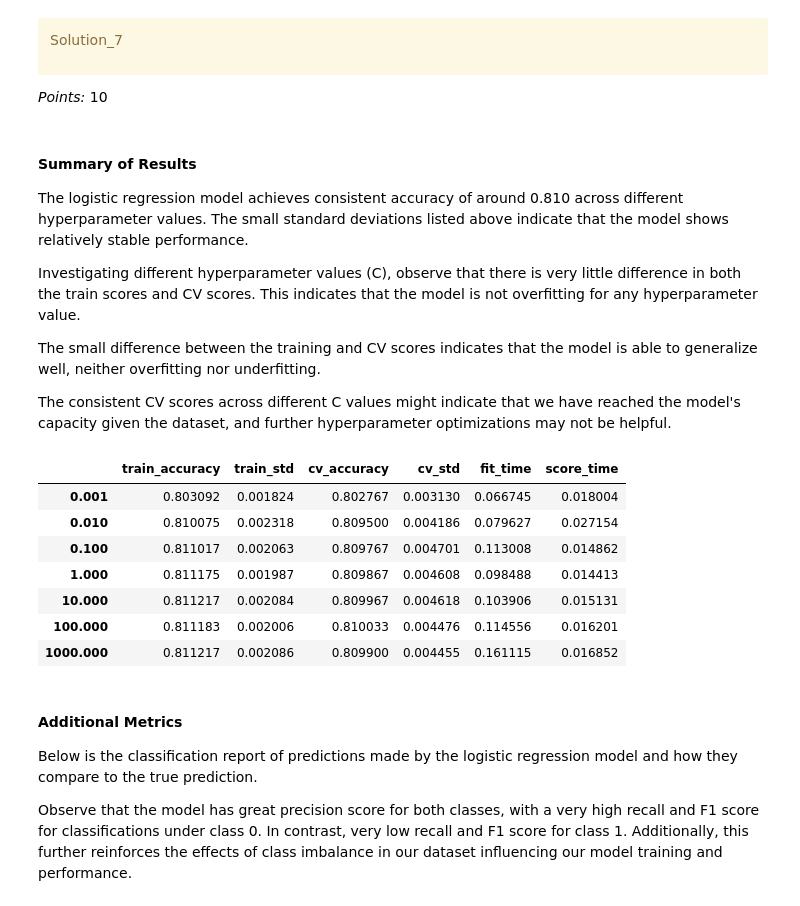
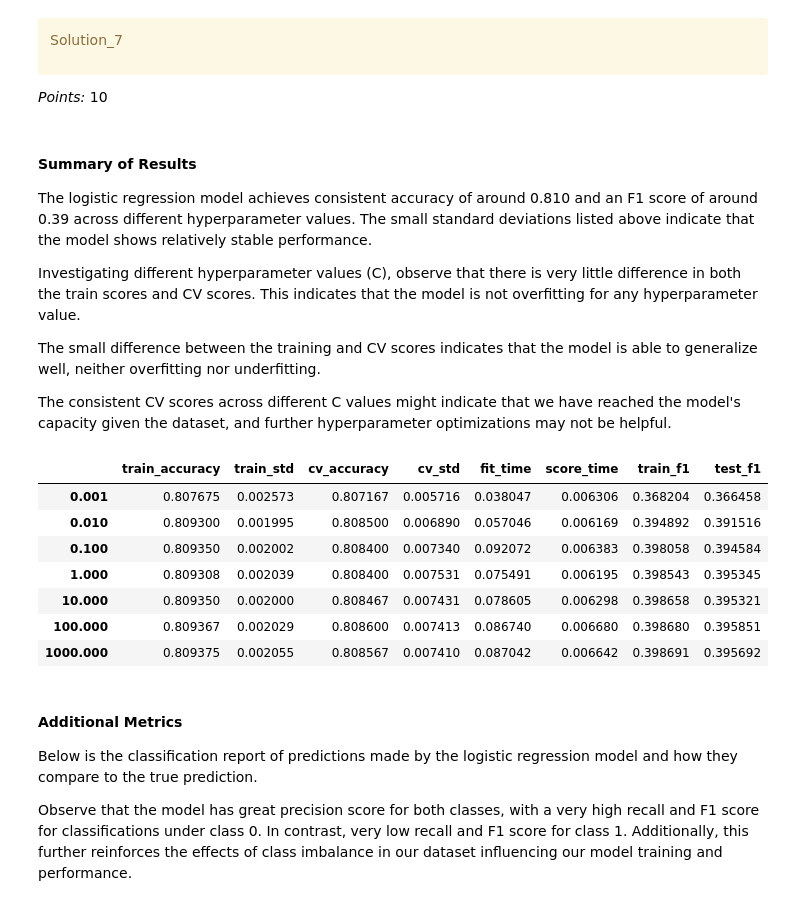
Before and after one commit to adrianlamdev/cpsc330_hw5, a Jupyter notebook: hw5.ipynb, the cells around one changed output. Cells and saved outputs as stored; diff of their text form; code cells hidden in the pictures.

```diff
--- a/hw5.ipynb
+++ b/hw5.ipynb
@@ -363,3 +363,21 @@ Solution_4
 </div>
 
 _Points:_ 1
+# %%
+# Adding new columns for feature engineering
+for df in [X_train, X_test]:
+    # Payment status features
+    df['avg_pay_stat'] = df[['PAY_0', 'PAY_2', 'PAY_3', 'PAY_4', 'PAY_5', 'PAY_6']].mean(axis=1)
+    df['payment_delays'] = (df[['PAY_0', 'PAY_2', 'PAY_3', 'PAY_4', 'PAY_5', 'PAY_6']] > 0).sum(axis=1)
+
+    # Bill-related features
+    df['avg_bill'] = df[['BILL_AMT1', 'BILL_AMT2', 'BILL_AMT3', 'BILL_AMT4', 'BILL_AMT5', 'BILL_AMT6']].mean(axis=1)
+    df['avg_payment'] = df[['PAY_AMT1', 'PAY_AMT2', 'PAY_AMT3', 'PAY_AMT4', 'PAY_AMT5', 'PAY_AMT6']].mean(axis=1)
+
+    # Ratios
+    df['utilization'] = df['avg_bill'] / df['LIMIT_BAL']
+    df['payment_ratio'] = df['avg_payment'] / df['avg_bill'].replace(0, 1)  # needed since i was getting division by 0
+
+new_numeric_features = ['avg_pay_stat', 'payment_delays', 'avg_bill', 'avg_payment', 'utilization', 'payment_ratio']
+
+display(X_train)
@@ -388,7 +421,7 @@ Solution_5
 _Points:_ 10
 # %%
 # Define column types
-numeric_features = [
+numeric_features = new_numeric_features + [
     'LIMIT_BAL', 'AGE',
     'BILL_AMT1', 'BILL_AMT2', 'BILL_AMT3', 'BILL_AMT4', 'BILL_AMT5', 'BILL_AMT6',
     'PAY_AMT1', 'PAY_AMT2', 'PAY_AMT3', 'PAY_AMT4', 'PAY_AMT5', 'PAY_AMT6'
@@ -422,3 +455,5 @@ preprocessor = make_column_transformer(
         unknown_value=-999
     ), education_feature)
 )
+
+preprocessor
@@ -454,6 +507,7 @@ cv_results = cross_validate(
     X_train,
     y_train,
     cv=5,
+    scoring=['accuracy', 'f1'],
     return_train_score=True
 )
 
@@ -494,7 +548,7 @@ _Points:_ 10
 # %% [markdown]
 #### Summary of Results
 
-The logistic regression model achieves consistent accuracy of around 0.810 across different hyperparameter values. The small standard deviations listed above indicate that the model shows relatively stable performance.
+The logistic regression model achieves consistent accuracy of around 0.810 and an F1 score of around 0.39 across different hyperparameter values. The small standard deviations listed above indicate that the model shows relatively stable performance.
 
 Investigating different hyperparameter values (C), observe that there is very little difference in both the train scores and CV scores. This indicates that the model is not overfitting for any hyperparameter value.
 
@@ -504,42 +558,44 @@ The consistent CV scores across different C values might indicate that we have r
 # %%
 C_values = [0.001, 0.01, 0.1, 1, 10, 100, 1000]
 
 results_dict = {}
 
 for C in C_values:
     lr_pipe = make_pipeline(
         preprocessor,
         LogisticRegression(C=C, random_state=42, max_iter=2000)
     )
 
     cv_results = cross_validate(
         lr_pipe,
         X_train,
         y_train,
         cv=5,
-        scoring=['accuracy', 'f1', 'precision', 'recall'],
+        scoring=['accuracy', 'f1'],
         return_train_score=True
     )
 
     results_dict[C] = {
         'train_accuracy': cv_results['train_accuracy'].mean(),
         'train_std': cv_results['train_accuracy'].std(),
         'cv_accuracy': cv_results['test_accuracy'].mean(),
         'cv_std': cv_results['test_accuracy'].std(),
         'fit_time': cv_results['fit_time'].mean(),
         'score_time': cv_results['score_time'].mean(),
+        'train_f1': cv_results['train_f1'].mean(),
+        'test_f1': cv_results['test_f1'].mean(),
     }
 results_df = pd.DataFrame(results_dict).T
 results_df
 # %% [output]
-|  | train_accuracy | train_std | cv_accuracy | cv_std | fit_time | score_time |
-| 0.001 | 0.803092 | 0.001824 | 0.802767 | 0.003130 | 0.066745 | 0.018004 |
-| 0.010 | 0.810075 | 0.002318 | 0.809500 | 0.004186 | 0.079627 | 0.027154 |
-| 0.100 | 0.811017 | 0.002063 | 0.809767 | 0.004701 | 0.113008 | 0.014862 |
-| 1.000 | 0.811175 | 0.001987 | 0.809867 | 0.004608 | 0.098488 | 0.014413 |
-| 10.000 | 0.811217 | 0.002084 | 0.809967 | 0.004618 | 0.103906 | 0.015131 |
-| 100.000 | 0.811183 | 0.002006 | 0.810033 | 0.004476 | 0.114556 | 0.016201 |
-| 1000.000 | 0.811217 | 0.002086 | 0.809900 | 0.004455 | 0.161115 | 0.016852 |
+|  | train_accuracy | train_std | cv_accuracy | cv_std | fit_time | score_time | train_f1 | test_f1 |
+| 0.001 | 0.807675 | 0.002573 | 0.807167 | 0.005716 | 0.038047 | 0.006306 | 0.368204 | 0.366458 |
+| 0.010 | 0.809300 | 0.001995 | 0.808500 | 0.006890 | 0.057046 | 0.006169 | 0.394892 | 0.391516 |
+| 0.100 | 0.809350 | 0.002002 | 0.808400 | 0.007340 | 0.092072 | 0.006383 | 0.398058 | 0.394584 |
+| 1.000 | 0.809308 | 0.002039 | 0.808400 | 0.007531 | 0.075491 | 0.006195 | 0.398543 | 0.395345 |
+| 10.000 | 0.809350 | 0.002000 | 0.808467 | 0.007431 | 0.078605 | 0.006298 | 0.398658 | 0.395321 |
+| 100.000 | 0.809367 | 0.002029 | 0.808600 | 0.007413 | 0.086740 | 0.006680 | 0.398680 | 0.395851 |
+| 1000.000 | 0.809375 | 0.002055 | 0.808567 | 0.007410 | 0.087042 | 0.006642 | 0.398691 | 0.395692 |
 # %% [markdown]
 #### Additional Metrics
 
```
Also changed, not shown: parts of 48 cells of this notebook, 2 other files.
